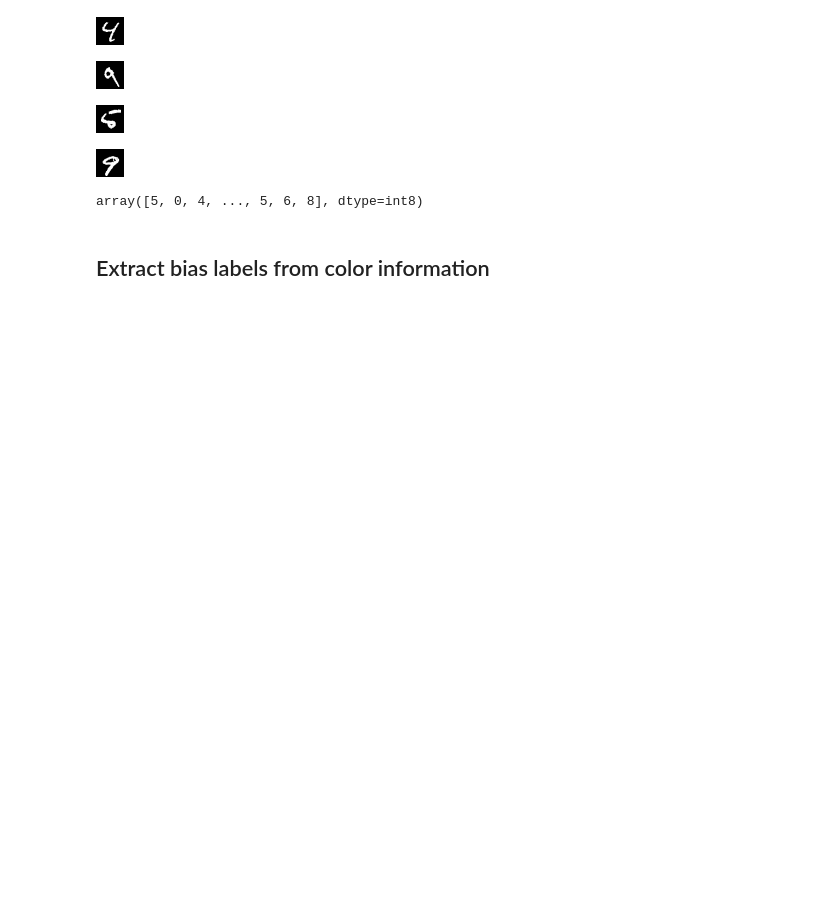
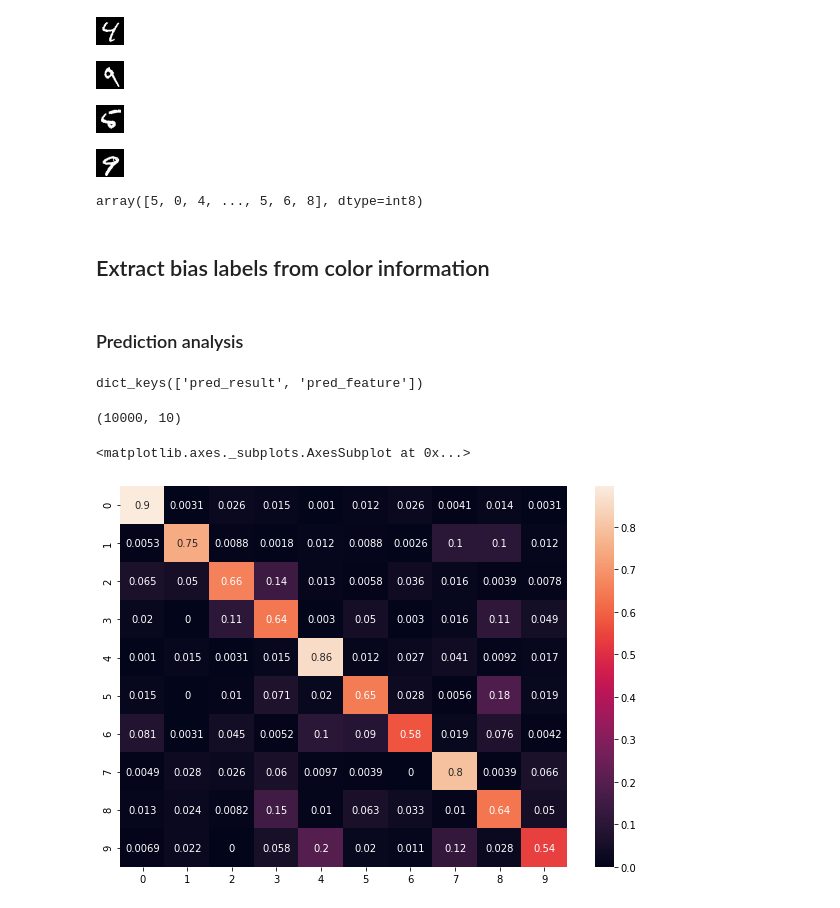
Before and after one commit to hushon/learning-not-to-learn-tensorflow, a Jupyter notebook: dataset_inspector.ipynb, the cells around one changed output. Cells and saved outputs as stored; diff of their text form; code cells hidden in the pictures; blank space fills up the shorter version.

```diff
--- a/dataset_inspector.ipynb
+++ b/dataset_inspector.ipynb
@@ -12,10 +12,15 @@ import os
 from tkinter import Tk, filedialog
 import numpy as np
 
-root = Tk()
-filepath = filedialog.askopenfilename(title='Select file', filetypes = (("numpy files","*.npy"),("all files","*.*")))
-filepath = os.path.normpath(filepath)
-root.withdraw()
+def ask_openfile(filetype=("numpy files","*.npy")):
+    root = Tk()
+    filepath = filedialog.askopenfilename(title='Select file',
+                                            filetypes = [filetype] + [("all files","*.*")])
+    filepath = os.path.normpath(filepath)
+    root.withdraw()
+    return filepath
+
+filepath = ask_openfile()
 
 dataset = np.load(filepath, allow_pickle=True, encoding='latin1')
 dataset = dataset.item()
@@ -85,3 +90,31 @@ for x in dataset['train_image']:
 train_bias = np.array(train_bias)
 
 dataset.update({'train_bias': train_bias})
+# %% [markdown]
+### Prediction analysis
+# %%
+filepath = ask_openfile()
+result = np.load(filepath, allow_pickle=True).item()
+print(result.keys())
+# %% [output]
+dict_keys(['pred_result', 'pred_feature'])
+# %%
+result['pred_result'].shape
+# %% [output]
+(10000, 10)
+# %%
+array = np.zeros((10, 10))
+for l, p in zip(dataset['test_label'], result['pred_result']):
+    array[l, np.argmax(p)] += 1
+array /= np.sum(array, axis=1, keepdims=True)
+# %%
+import seaborn as sn
+import pandas as pd
+import matplotlib.pyplot as plt
+
+df_cm = pd.DataFrame(array, index = list(range(10)), columns = list(range(10)))
+plt.figure(figsize = (10,7))
+sn.heatmap(df_cm, annot=True)
+# %% [output]
+<matplotlib.axes._subplots.AxesSubplot at 0x...>
+[figure, added]
```
Also changed, not shown: 3 other files.
